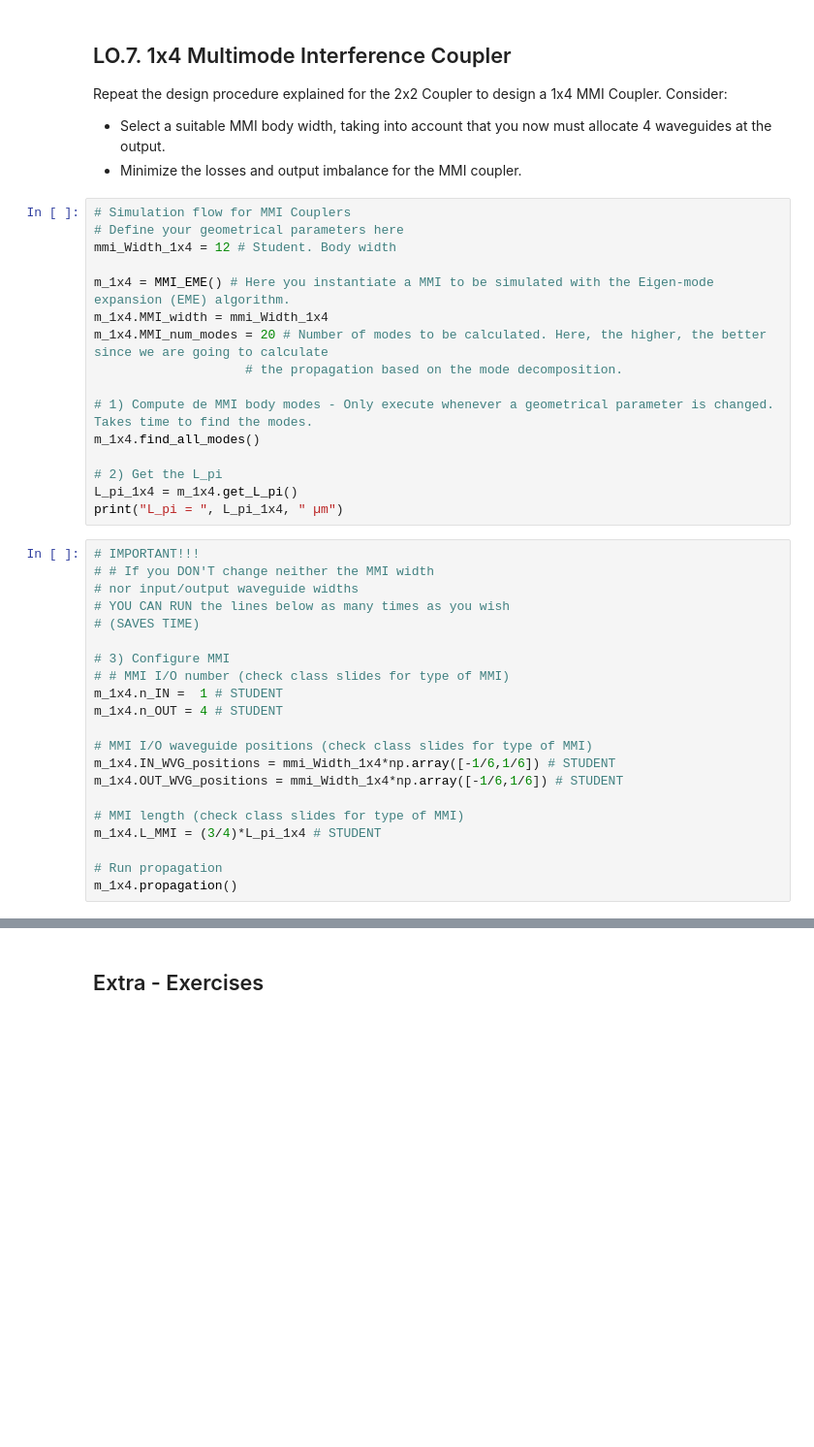
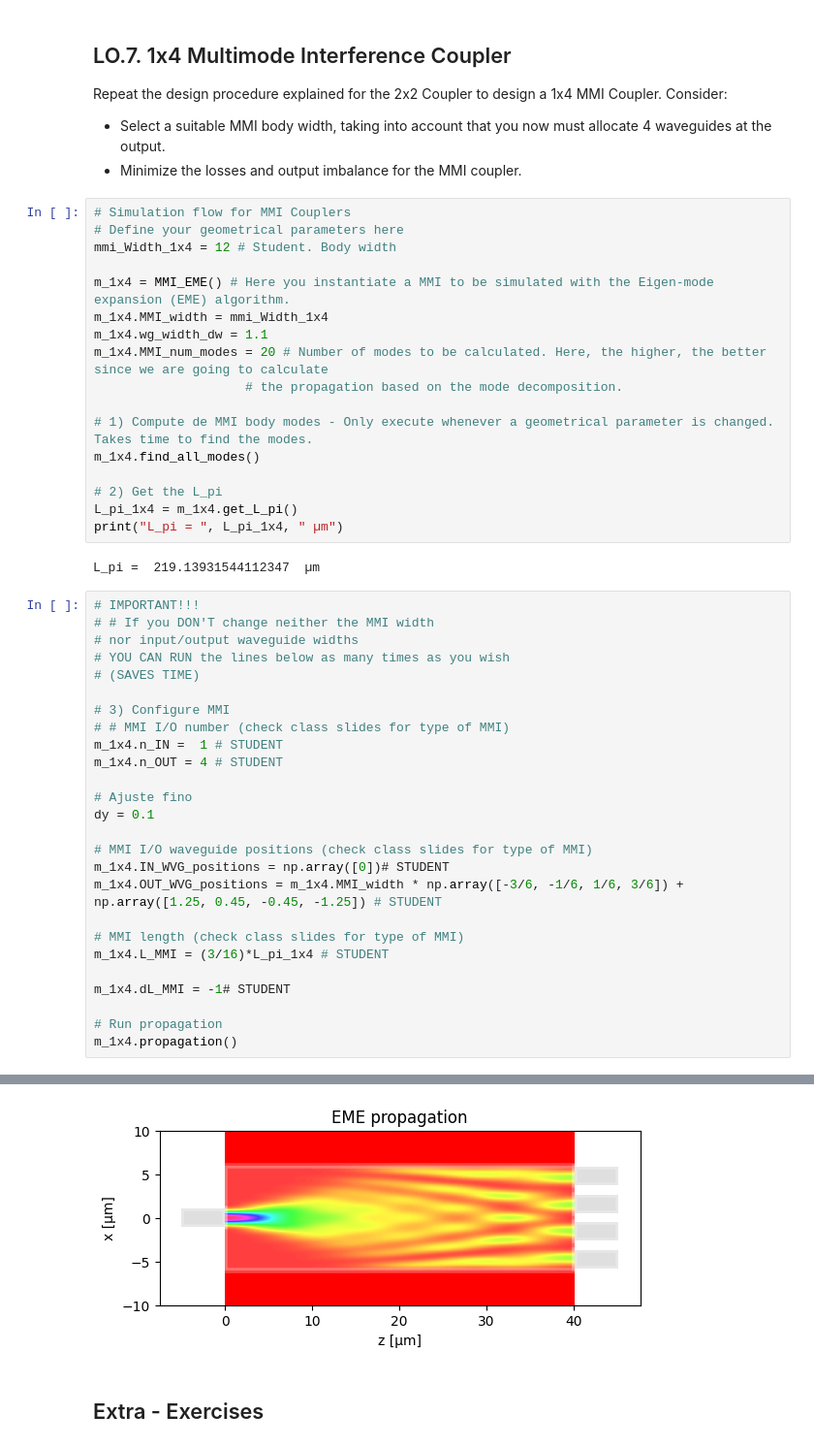
Before and after one commit to miiraandaa/cifoin-lab2, a Jupyter notebook: COUPLERS_Student.ipynb, the cells around one changed output, grey strips where cells are left out. Shown at 97% size. Cells and saved outputs as stored; diff of their text form; blank space fills up the shorter version.

```diff
--- a/COUPLERS_Student.ipynb
+++ b/COUPLERS_Student.ipynb
@@ -725,6 +786,7 @@ mmi_Width_1x4 = 12 # Student. Body width
 
 m_1x4 = MMI_EME() # Here you instantiate a MMI to be simulated with the Eigen-mode expansion (EME) algorithm.
 m_1x4.MMI_width = mmi_Width_1x4
+m_1x4.wg_width_dw = 1.1
 m_1x4.MMI_num_modes = 20 # Number of modes to be calculated. Here, the higher, the better since we are going to calculate
                     # the propagation based on the mode decomposition.
 
@@ -734,6 +796,8 @@ m_1x4.find_all_modes()
 # 2) Get the L_pi
 L_pi_1x4 = m_1x4.get_L_pi()
 print("L_pi = ", L_pi_1x4, " µm")
+# %% [output]
+L_pi =  219.13931544112347  µm
 # %%
 # IMPORTANT!!!
 # # If you DON'T change neither the MMI width
@@ -746,12 +810,18 @@ print("L_pi = ", L_pi_1x4, " µm")
 m_1x4.n_IN =  1 # STUDENT
 m_1x4.n_OUT = 4 # STUDENT
 
+# Ajuste fino
+dy = 0.1
+
 # MMI I/O waveguide positions (check class slides for type of MMI)
-m_1x4.IN_WVG_positions = mmi_Width_1x4*np.array([-1/6,1/6]) # STUDENT
-m_1x4.OUT_WVG_positions = mmi_Width_1x4*np.array([-1/6,1/6]) # STUDENT
+m_1x4.IN_WVG_positions = np.array([0])# STUDENT
+m_1x4.OUT_WVG_positions = m_1x4.MMI_width * np.array([-3/6, -1/6, 1/6, 3/6]) + np.array([1.25, 0.45, -0.45, -1.25]) # STUDENT
 
 # MMI length (check class slides for type of MMI)
-m_1x4.L_MMI = (3/4)*L_pi_1x4 # STUDENT
+m_1x4.L_MMI = (3/16)*L_pi_1x4 # STUDENT
+
+m_1x4.dL_MMI = -1# STUDENT
 
 # Run propagation
 m_1x4.propagation()
+# %% [output]
@@ -758,3 +840,4 @@ m_1x4.propagation()
+[figure, added]
 # %% [markdown]
 ## Extra - Exercises
 # %% [markdown]
```
Also changed, not shown: parts of 10 cells of this notebook, 3 other files.
